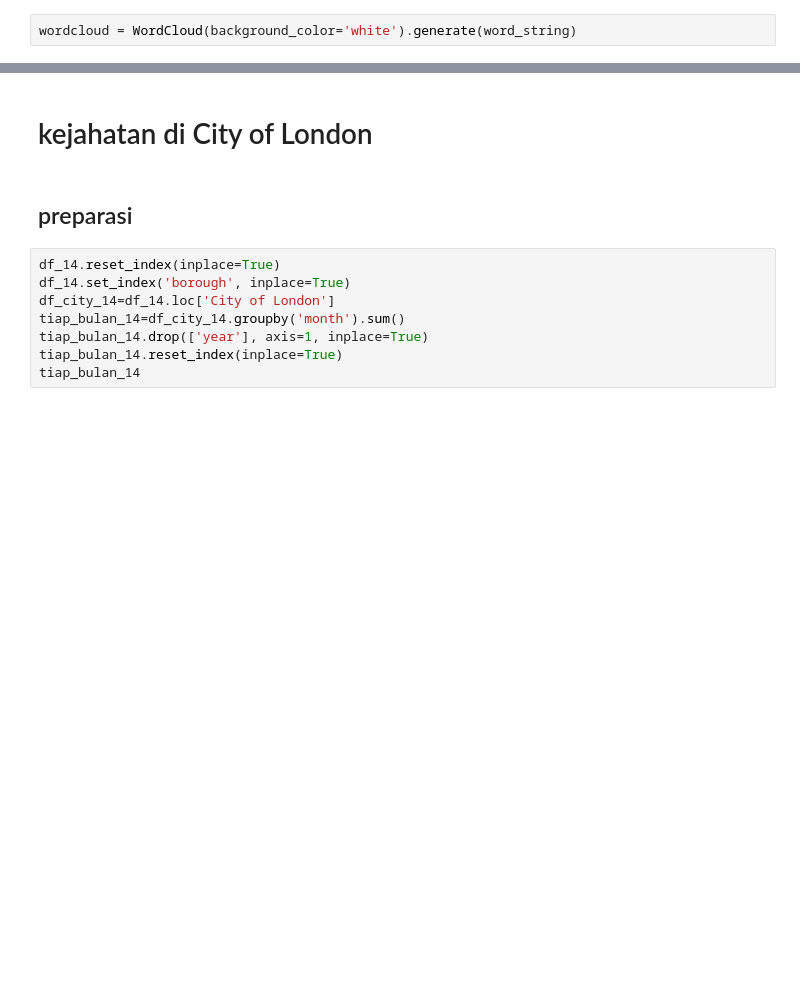
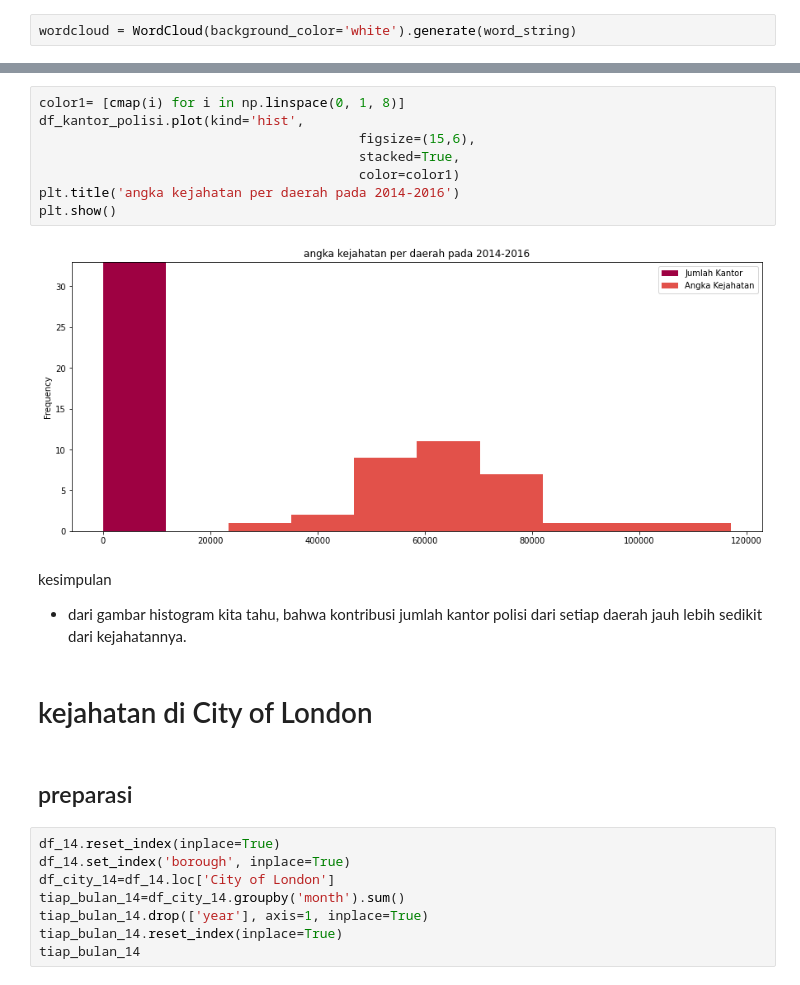
Before and after one commit to ainajefelina/Studi-Independen, a Jupyter notebook: Assignment 1/PYTN_Assgn_1KS02_Aina_Jefelina_Nuur.ipynb, the cells around one changed output, grey strips where cells are left out. Drawn from its saved outputs; the diff is of its cells as text; blank space fills up the shorter version.

```diff
--- a/Assignment 1/PYTN_Assgn_1KS02_Aina_Jefelina_Nuur.ipynb
+++ b/Assignment 1/PYTN_Assgn_1KS02_Aina_Jefelina_Nuur.ipynb
@@ -608,3 +608,16 @@ plt.show()
+# %%
+color1= [cmap(i) for i in np.linspace(0, 1, 8)]
+df_kantor_polisi.plot(kind='hist',
+                                         figsize=(15,6),
+                                         stacked=True,
+                                         color=color1)
+plt.title('angka kejahatan per daerah pada 2014-2016')
+plt.show()
+# %% [output]
+[figure, added]
+# %% [markdown]
+kesimpulan
+- dari gambar histogram kita tahu, bahwa kontribusi jumlah kantor polisi dari setiap daerah jauh lebih sedikit dari kejahatannya.
 # %% [markdown]
 # kejahatan di City of London
 # %% [markdown]
```
Also changed, not shown: parts of 7 cells of this notebook, 4 other files.
